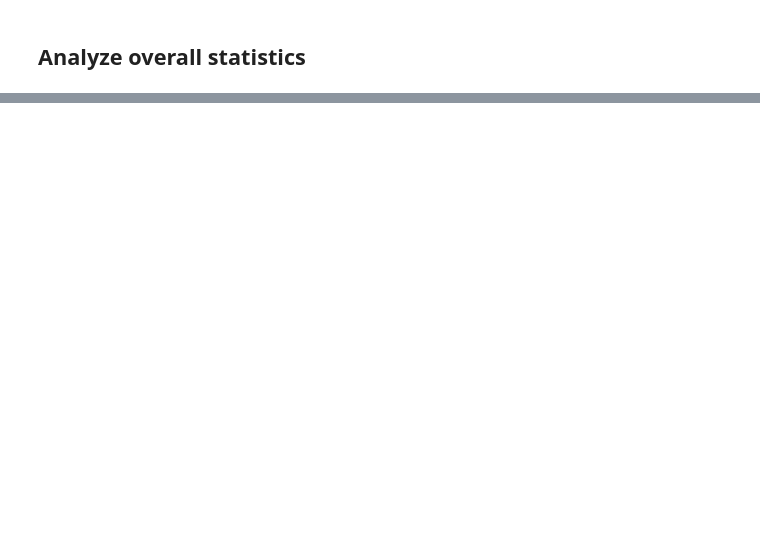
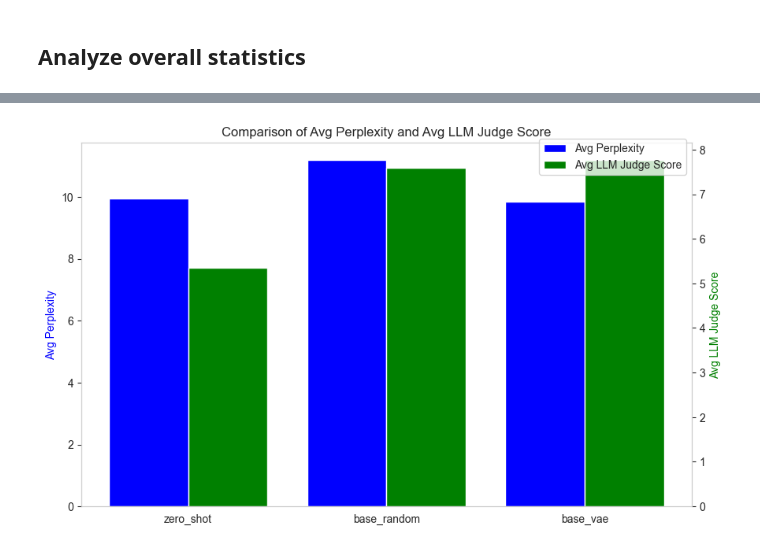
Before and after one commit to BrunoSienkiewicz/ConceptCaps, a Jupyter notebook: notebooks/caption-inference-analysis.ipynb, the cells around one changed output, grey strips where cells are left out. Drawn from its saved outputs; the diff is of its cells as text; code cells hidden in the pictures; blank space fills up the shorter version.

```diff
--- a/notebooks/caption-inference-analysis.ipynb
+++ b/notebooks/caption-inference-analysis.ipynb
@@ -185,22 +201,26 @@ display(summary_df)
 # %%
 # Create plot comparing avg perplexity and avg llm_judge_score across zero_shot, base_random, base_vae
 fig, ax1 = plt.subplots(figsize=(10, 6))
 models_to_plot = ['zero_shot', 'base_random', 'base_vae']
 x = np.arange(len(models_to_plot))
 avg_perplexities = [summary_df[summary_df['model'] == model]['avg_perplexity'].values[0] for model in models_to_plot]
 avg_llm_scores = [
     summary_df[summary_df['model'] == model]['avg_llm_judge_score'].values[0] for model in models_to_plot
 ]
 ax1.bar(x - 0.2, avg_perplexities, width=0.4, label='Avg Perplexity', color='b')
 ax2 = ax1.twinx()
 ax2.bar(x + 0.2, avg_llm_scores, width=0.4, label='Avg LLM Judge Score', color='g')
 ax1.set_xticks(x)
 ax1.set_xticklabels(models_to_plot)
 ax1.set_ylabel('Avg Perplexity', color='b')
 ax2.set_ylabel('Avg LLM Judge Score', color='g')
+ax1.grid(False)
+ax2.grid(False)
 plt.title('Comparison of Avg Perplexity and Avg LLM Judge Score')
 fig.legend(loc='upper right', bbox_to_anchor=(0.9, 0.9))
 plt.show()
+# %% [output]
+[figure, added]
 # %%
 # Create plot comparing avg prediction length between zero-shot, base vae, and fine-tuned vae models
 fig, ax = plt.subplots(figsize=(10, 6))
```
Also changed, not shown: parts of 8 cells of this notebook, 4 other files.
